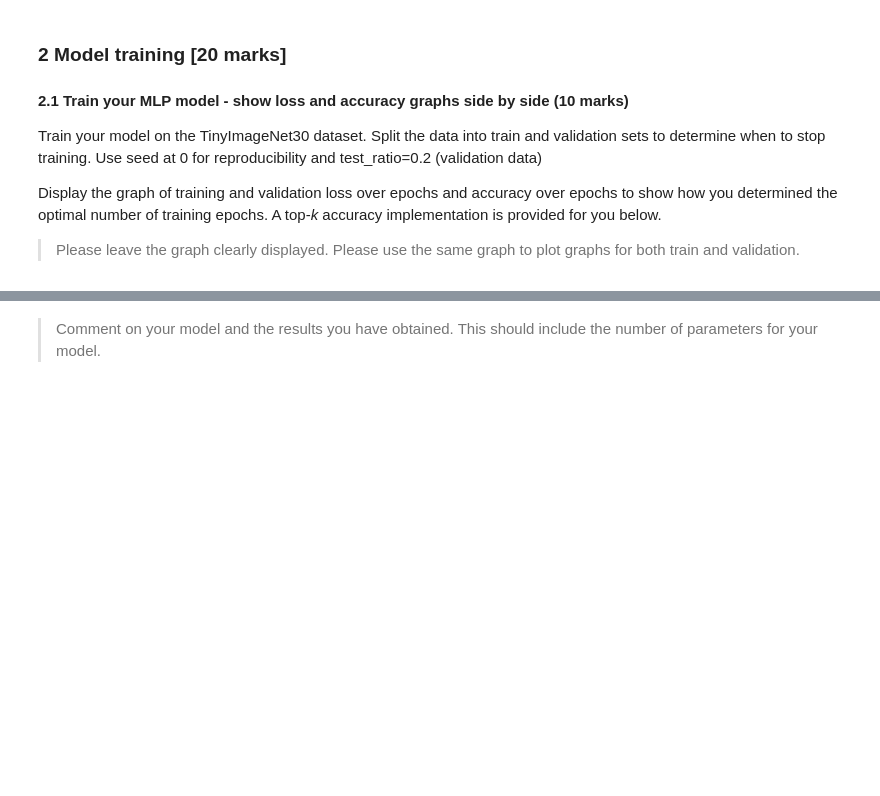
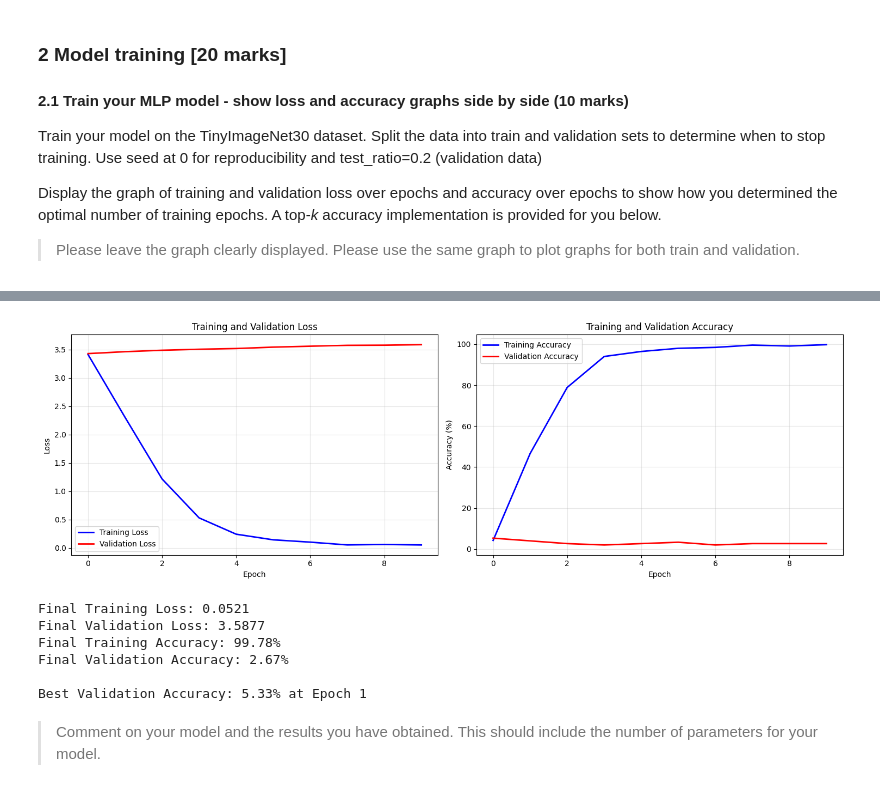
Before and after one commit to ItzelSoto/DL_FormativeAssessment, a Jupyter notebook: COMP5625M_assessment2026_Formative_vFinal.ipynb, the cells around one changed output, grey strips where cells are left out. Saved outputs shown, nothing was run; the diff lists cells and outputs as text; code cells hidden in the pictures; blank space fills up the shorter version.

```diff
--- a/COMP5625M_assessment2026_Formative_vFinal.ipynb
+++ b/COMP5625M_assessment2026_Formative_vFinal.ipynb
@@ -526,3 +677,41 @@ def topk_accuracy(output, target, topk=(1,)):
+# %%
+# Plot training and validation loss and accuracy
+fig, axes = plt.subplots(1, 2, figsize=(15, 5))
+
+# Plot Loss
+axes[0].plot(train_losses, 'b-', label='Training Loss', linewidth=2)
+axes[0].plot(val_losses, 'r-', label='Validation Loss', linewidth=2)
+axes[0].set_xlabel('Epoch')
+axes[0].set_ylabel('Loss')
+axes[0].set_title('Training and Validation Loss')
+axes[0].legend()
+axes[0].grid(True, alpha=0.3)
+
+# Plot Accuracy
+axes[1].plot(train_accs, 'b-', label='Training Accuracy', linewidth=2)
+axes[1].plot(val_accs, 'r-', label='Validation Accuracy', linewidth=2)
+axes[1].set_xlabel('Epoch')
+axes[1].set_ylabel('Accuracy (%)')
+axes[1].set_title('Training and Validation Accuracy')
+axes[1].legend()
+axes[1].grid(True, alpha=0.3)
+
+plt.tight_layout()
+plt.show()
+
+print(f"\nFinal Training Loss: {train_losses[-1]:.4f}")
+print(f"Final Validation Loss: {val_losses[-1]:.4f}")
+print(f"Final Training Accuracy: {train_accs[-1]:.2f}%")
+print(f"Final Validation Accuracy: {val_accs[-1]:.2f}%")
+print(f"\nBest Validation Accuracy: {max(val_accs):.2f}% at Epoch {val_accs.index(max(val_accs)) + 1}")
+# %% [output]
+[figure, added]
+Final Training Loss: 0.0521
+Final Validation Loss: 3.5877
+Final Training Accuracy: 99.78%
+Final Validation Accuracy: 2.67%
+
+Best Validation Accuracy: 5.33% at Epoch 1
 # %% [markdown]
 > Comment on your model and the results you have obtained. This should include the number of parameters for your model.
 # %% [markdown]
```
Also changed, not shown: parts of 9 cells of this notebook.
